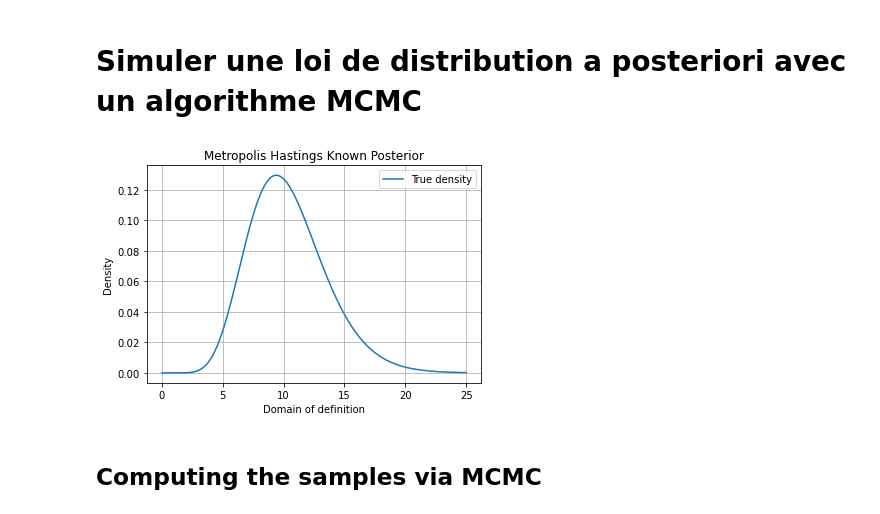
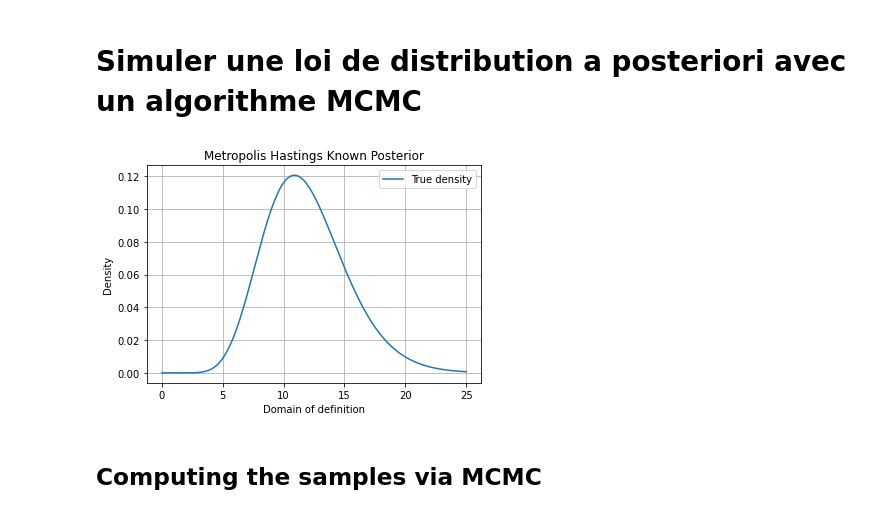
Before and after one commit to arthurviens/Estimation_GaussianProcess_MCMC_Project, a Jupyter notebook: prob3/pb3.ipynb, the cells around one changed output. Cells and saved outputs as stored; diff of their text form; code cells hidden in the pictures.

```diff
--- a/prob3/pb3.ipynb
+++ b/prob3/pb3.ipynb
@@ -8,30 +8,30 @@ from utils import *
 # %%
 #----------------------------------------------------------------------------------------#
 # plot posterior
-alpha = 0.5
+alpha = 2
 beta = 0.01
 fixed_x = 10
 pG = ParametrizedMCMC(fixed_x, alpha, beta)
 # Generate the real posterior pdf function
 real_posterior = pG.getRealPosterior()
 
 
 x_array = np.linspace(0, 25, 200)
 y_array = np.asarray( [real_posterior(x) for x in x_array] )
 #print(y_array)
 
 plt.plot(x_array, y_array, label="True density")
 
 plt.grid()
 plt.legend()
 plt.title('Metropolis Hastings Known Posterior')
 #plt.savefig('posterior.png',bbox_inches='tight')
 plt.xlabel("Domain of definition")
 plt.ylabel("Density")
 plt.show()
 plt.close()
 # %% [output]
-[figure, old version]
+[figure, new version]
 # %% [markdown]
 ## Computing the samples via MCMC
 # %%
```
Also changed, not shown: parts of 4 cells of this notebook.
